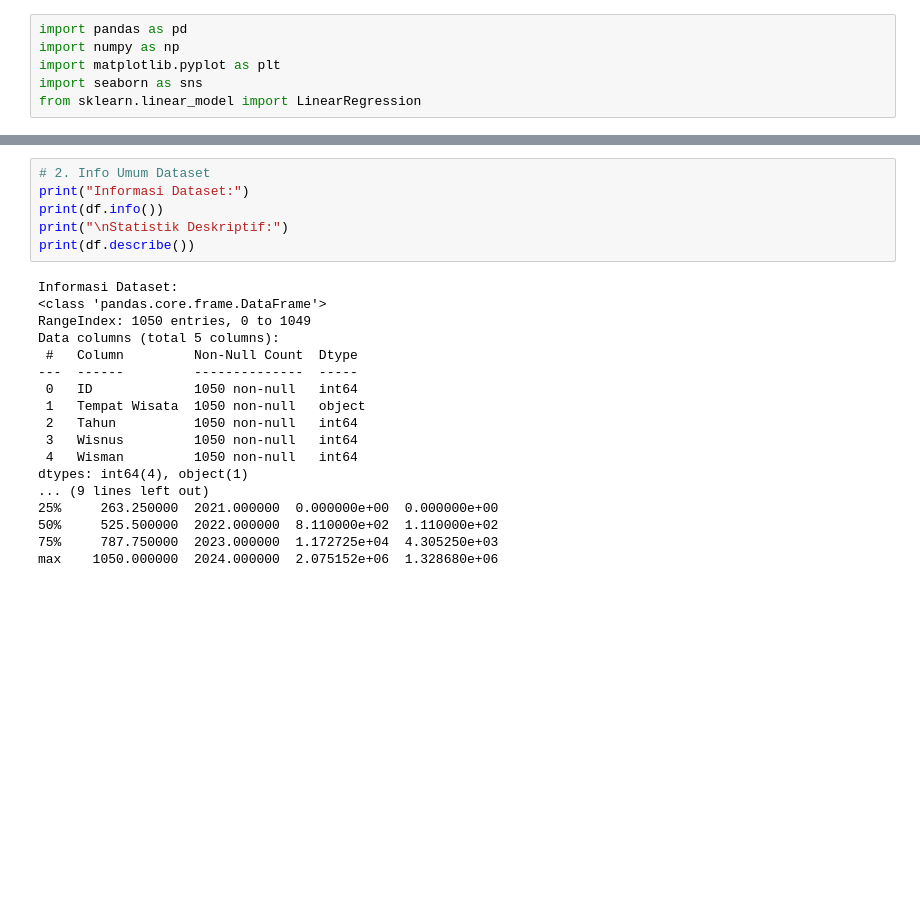
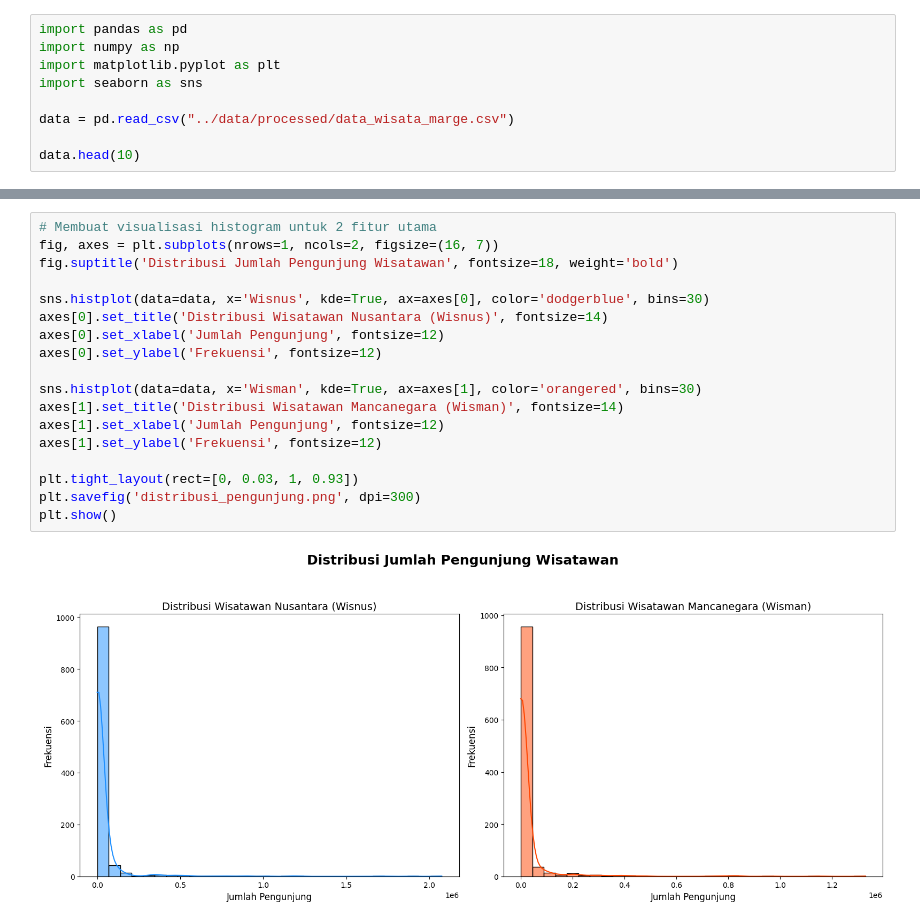
Before and after one commit to thxinsomnia/tugas-besar-datamining-kelompok1, a Jupyter notebook: Notebook/EDA.ipynb, the cells around one changed output, grey strips where cells are left out. Cells and saved outputs as stored; diff of their text form; blank space fills up the shorter version.

```diff
--- a/Notebook/EDA.ipynb
+++ b/Notebook/EDA.ipynb
@@ -3,4 +3,7 @@ import pandas as pd
 import numpy as np
 import matplotlib.pyplot as plt
 import seaborn as sns
-from sklearn.linear_model import LinearRegression
+
+data = pd.read_csv("../data/processed/data_wisata_marge.csv")
+
+data.head(10)
@@ -10,25 +41,21 @@ df = pd.read_csv("data_wisata_cleaned_filtered.csv")
 # %%
-# 2. Info Umum Dataset
-print("Informasi Dataset:")
-print(df.info())
-print("\nStatistik Deskriptif:")
-print(df.describe())
+# Membuat visualisasi histogram untuk 2 fitur utama
+fig, axes = plt.subplots(nrows=1, ncols=2, figsize=(16, 7))
+fig.suptitle('Distribusi Jumlah Pengunjung Wisatawan', fontsize=18, weight='bold')
+
+sns.histplot(data=data, x='Wisnus', kde=True, ax=axes[0], color='dodgerblue', bins=30)
+axes[0].set_title('Distribusi Wisatawan Nusantara (Wisnus)', fontsize=14)
+axes[0].set_xlabel('Jumlah Pengunjung', fontsize=12)
+axes[0].set_ylabel('Frekuensi', fontsize=12)
+
+sns.histplot(data=data, x='Wisman', kde=True, ax=axes[1], color='orangered', bins=30)
+axes[1].set_title('Distribusi Wisatawan Mancanegara (Wisman)', fontsize=14)
+axes[1].set_xlabel('Jumlah Pengunjung', fontsize=12)
+axes[1].set_ylabel('Frekuensi', fontsize=12)
+
+plt.tight_layout(rect=[0, 0.03, 1, 0.93])
+plt.savefig('distribusi_pengunjung.png', dpi=300)
+plt.show()
 # %% [output]
-Informasi Dataset:
-<class 'pandas.core.frame.DataFrame'>
-RangeIndex: 1050 entries, 0 to 1049
-Data columns (total 5 columns):
- #   Column         Non-Null Count  Dtype
----  ------         --------------  -----
- 0   ID             1050 non-null   int64
- 1   Tempat Wisata  1050 non-null   object
- 2   Tahun          1050 non-null   int64
- 3   Wisnus         1050 non-null   int64
- 4   Wisman         1050 non-null   int64
-dtypes: int64(4), object(1)
-... (9 lines left out)
-25%     263.250000  2021.000000  0.000000e+00  0.000000e+00
-50%     525.500000  2022.000000  8.110000e+02  1.110000e+02
-75%     787.750000  2023.000000  1.172725e+04  4.305250e+03
-max    1050.000000  2024.000000  2.075152e+06  1.328680e+06
+[figure, added]
 # %%
```
Also changed, not shown: parts of 8 cells of this notebook, 5 other files.
